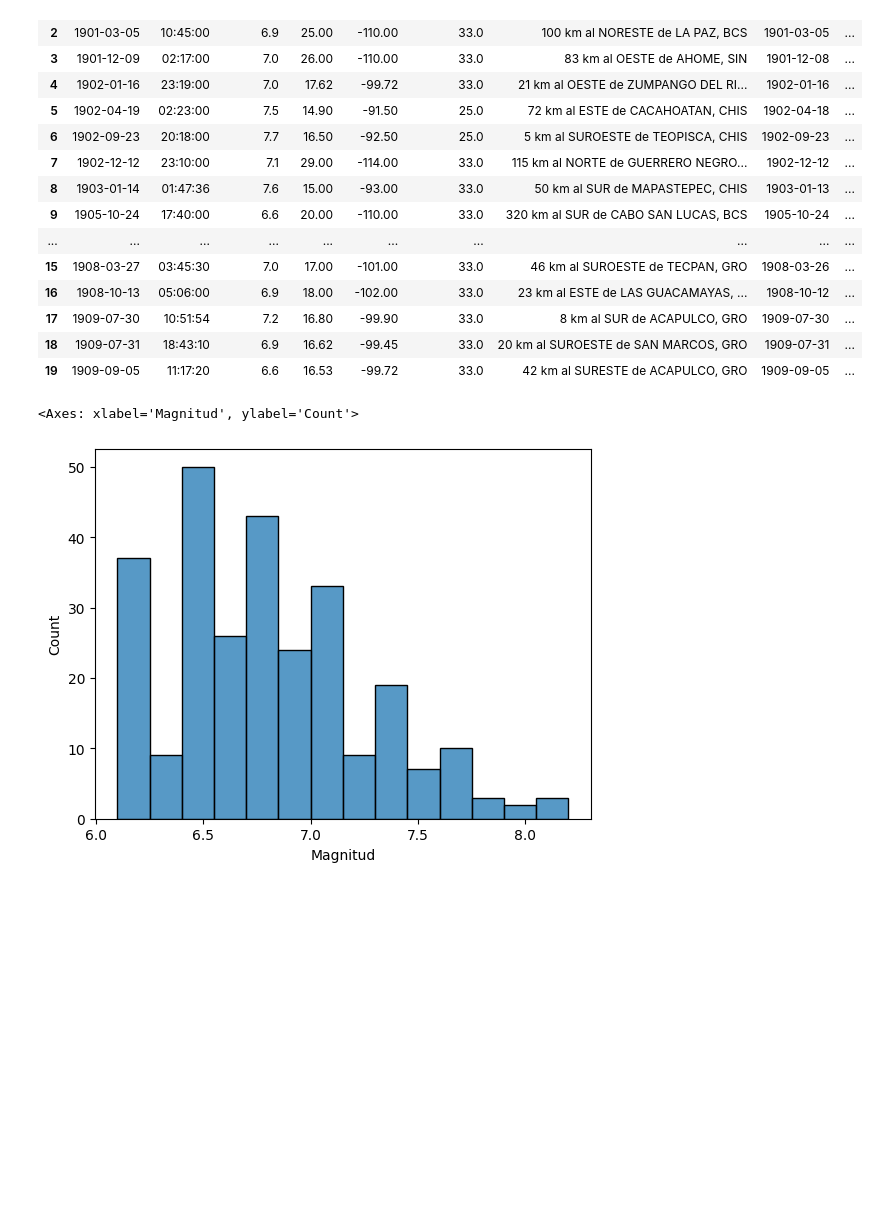
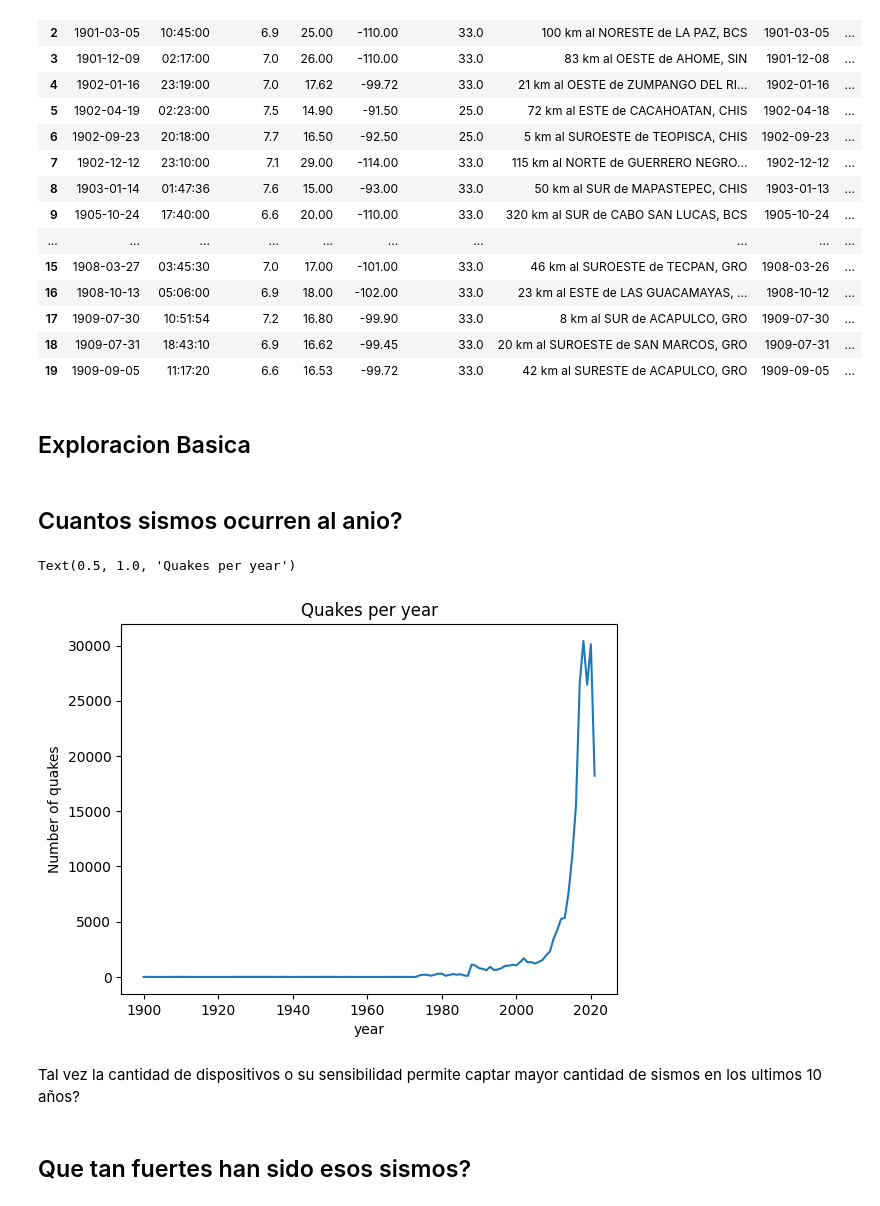
Before and after one commit to rzavalet/tremere, a Jupyter notebook: notebook/explore-dataset.ipynb, the cells around one changed output. Saved outputs shown, nothing was run; the diff lists cells and outputs as text; code cells hidden in the pictures; blank space fills up the shorter version.

Commit message:
Mas exploracion

```diff
--- a/notebook/explore-dataset.ipynb
+++ b/notebook/explore-dataset.ipynb
@@ -37,9 +35,23 @@ df = df[df['Magnitud']!='no calculable']
 # %%
 df['Magnitud'] = pd.to_numeric(df['Magnitud'])
 # %%
-df = df[df['Magnitud'] > 6]
+#df = df[df['Magnitud'] > 2]
-# %%
-sns.histplot(data=df['Magnitud'])
-# %% [output]
-<Axes: xlabel='Magnitud', ylabel='Count'>
-[figure, removed]
+# %% [markdown]
+## Exploracion Basica
+# %% [markdown]
+## Cuantos sismos ocurren al anio?
+# %%
+df['year'] = pd.to_numeric(df['Fecha UTC'].apply(lambda x : x.split('-')[0]))
+# %%
+df2 = df.groupby(by='year')['Magnitud'].count()
+# %%
+ax = sns.lineplot(df2)
+ax.set_ylabel('Number of quakes')
+ax.set_title('Quakes per year')
+# %% [output]
+Text(0.5, 1.0, 'Quakes per year')
+[figure, added]
+# %% [markdown]
+Tal vez la cantidad de dispositivos o su sensibilidad permite captar mayor cantidad de sismos en los ultimos 10 años?
+# %% [markdown]
+## Que tan fuertes han sido esos sismos?
```
Also changed, not shown: parts of 19 cells of this notebook.
